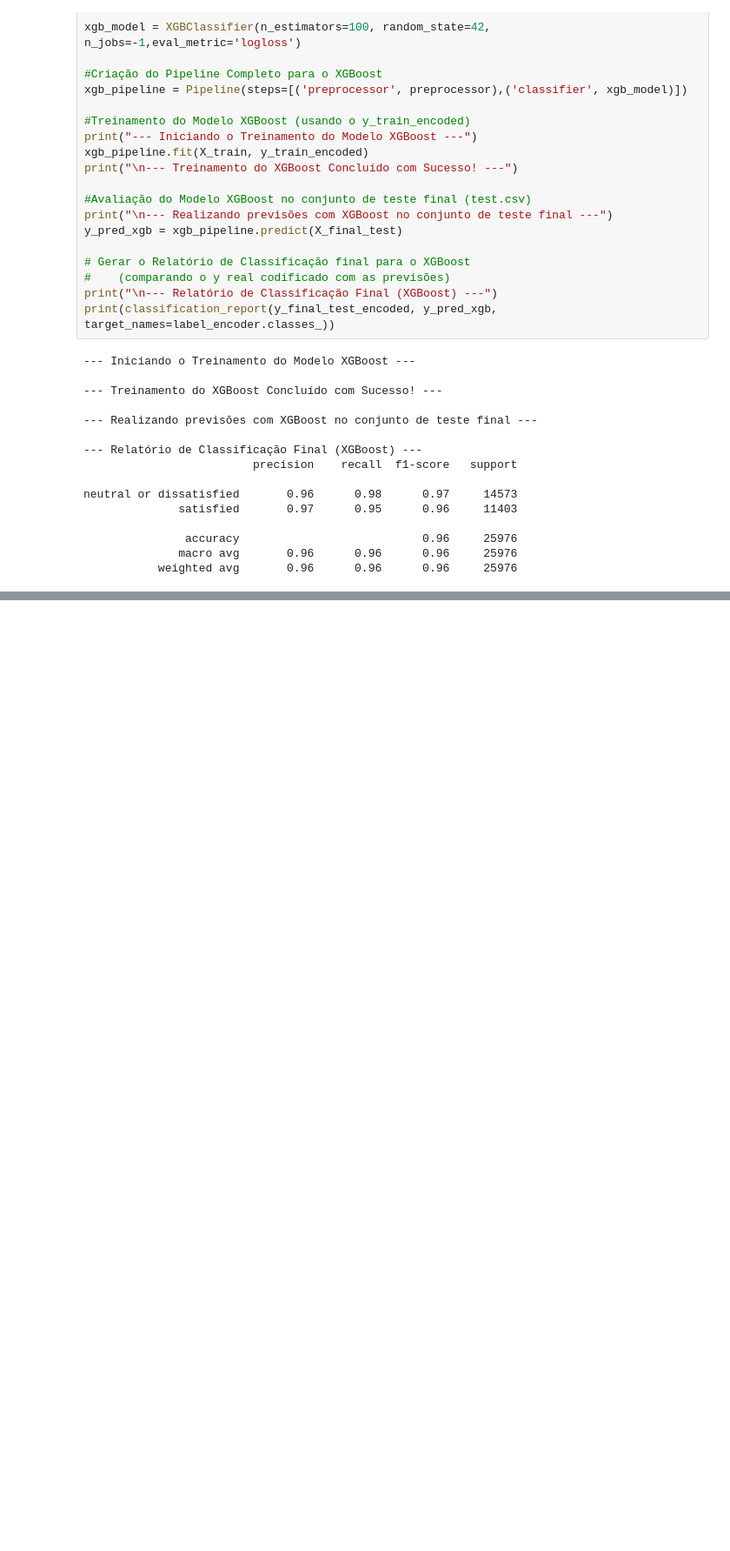
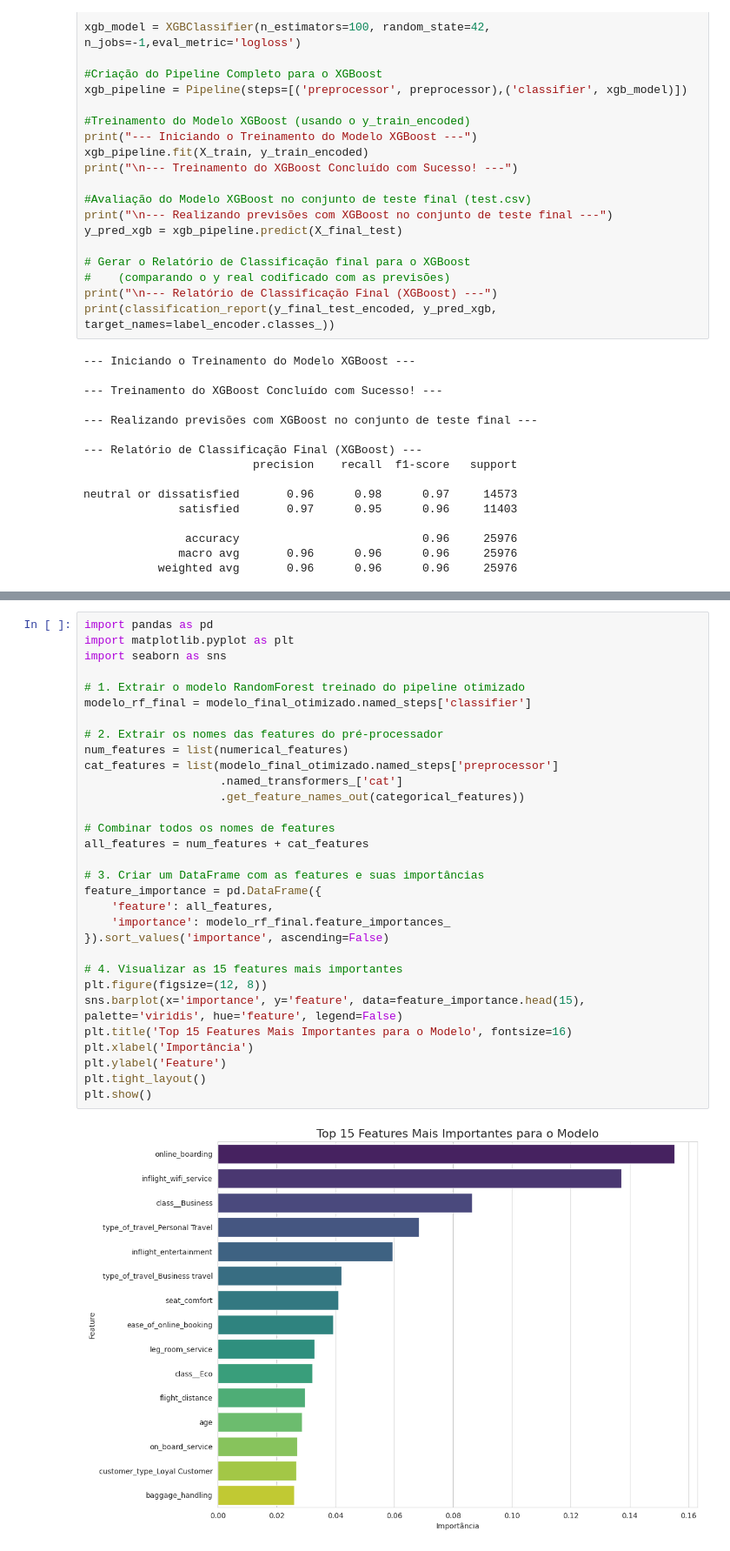
Before and after one commit to glauberthy/pos_tech_mle_fase_3, a Jupyter notebook: notebooks/analise_exploratoria.ipynb, the cells around one changed output, grey strips where cells are left out. Shown at 87% size. Saved outputs shown, nothing was run; the diff lists cells and outputs as text; blank space fills up the shorter version.

```diff
--- a/notebooks/analise_exploratoria.ipynb
+++ b/notebooks/analise_exploratoria.ipynb
@@ -741,0 +849,33 @@ neutral or dissatisfied       0.96      0.98      0.97     14573
+# %%
+import pandas as pd
+import matplotlib.pyplot as plt
+import seaborn as sns
+
+# 1. Extrair o modelo RandomForest treinado do pipeline otimizado
+modelo_rf_final = modelo_final_otimizado.named_steps['classifier']
+
+# 2. Extrair os nomes das features do pré-processador
+num_features = list(numerical_features)
+cat_features = list(modelo_final_otimizado.named_steps['preprocessor']
+                    .named_transformers_['cat']
+                    .get_feature_names_out(categorical_features))
+
+# Combinar todos os nomes de features
+all_features = num_features + cat_features
+
+# 3. Criar um DataFrame com as features e suas importâncias
+feature_importance = pd.DataFrame({
+    'feature': all_features,
+    'importance': modelo_rf_final.feature_importances_
+}).sort_values('importance', ascending=False)
+
+# 4. Visualizar as 15 features mais importantes
+plt.figure(figsize=(12, 8))
+sns.barplot(x='importance', y='feature', data=feature_importance.head(15), palette='viridis', hue='feature', legend=False)
+plt.title('Top 15 Features Mais Importantes para o Modelo', fontsize=16)
+plt.xlabel('Importância')
+plt.ylabel('Feature')
+plt.tight_layout()
+plt.show()
+# %% [output]
+[figure, added]
```
Also changed, not shown: parts of 12 cells of this notebook, 5 other files.
